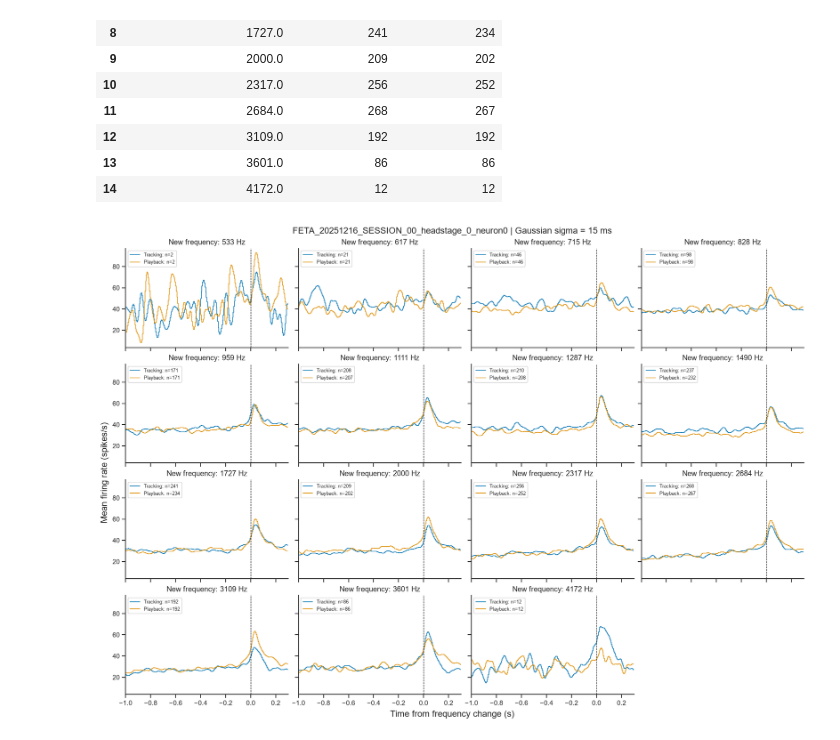
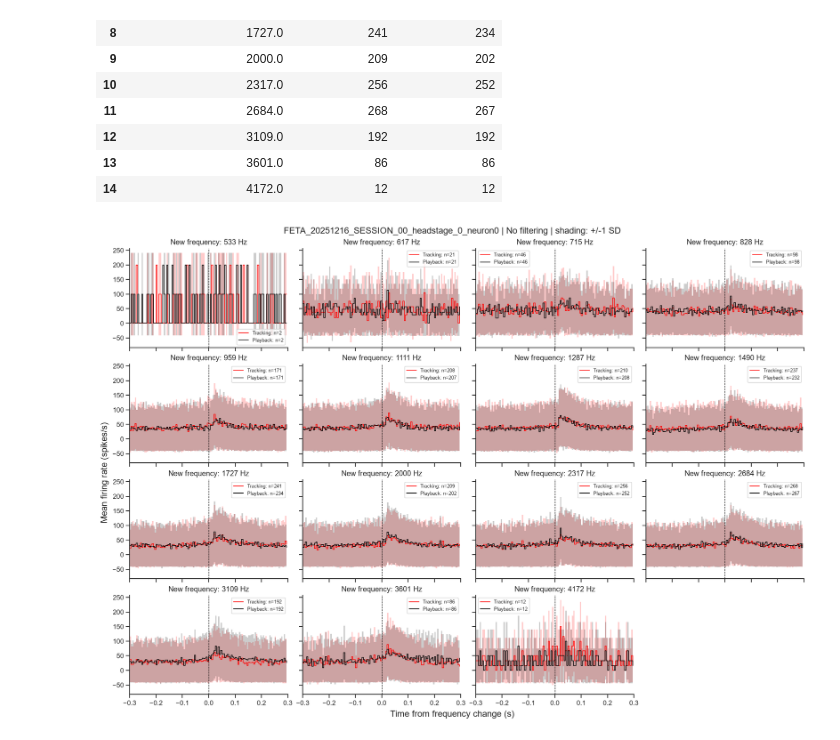
Before and after one commit to felicielevinton/etheremin_project, a Jupyter notebook: notebooks/explore_data.ipynb, the cells around one changed output. Cells and saved outputs as stored; diff of their text form; code cells hidden in the pictures.

```diff
--- a/notebooks/explore_data.ipynb
+++ b/notebooks/explore_data.ipynb
@@ -307,22 +315,30 @@ import matplotlib.pyplot as plt
 tracking_mean_hz = tracking_responses.mean(axis=0) / dt if len(tracking_responses) else None
 playback_mean_hz = playback_responses.mean(axis=0) / dt if len(playback_responses) else None
 
+# Shading shows mean +/- 1 sample SD across events.
 fig, ax = plt.subplots(figsize=(10, 3))
-for label, responses, mean_hz in [
-    ("Tracking", tracking_responses, tracking_mean_hz),
-    ("Playback", playback_responses, playback_mean_hz),
+for label, responses, mean_hz, color in [
+    ("Tracking", tracking_responses, tracking_mean_hz, "red"),
+    ("Playback", playback_responses, playback_mean_hz, "black"),
 ]:
     if mean_hz is None:
         print(f"{label}: no events with a complete window.")
         continue
-    ax.step(event_time_s, mean_hz, where="post", linewidth=1,
-            label=f"{label} ({len(responses)} events)")
+    line, = ax.step(event_time_s, mean_hz, where="post", linewidth=1, color=color,
+                    label=f"{label} ({len(responses)} events)")
+    # Sample SD across events at each time bin, in spikes/s.
+    if len(responses) > 1:
+        sd_hz = responses.std(axis=0, ddof=1) / dt
+        ax.fill_between(
+            event_time_s, mean_hz - sd_hz, mean_hz + sd_hz,
+            step="post", color=line.get_color(), alpha=0.2, linewidth=0,
+        )
 
 ax.axvline(0, color="black", linestyle="--", linewidth=1)
 ax.set(
     xlabel="Time from frequency change (s)",
     ylabel="Mean firing rate (spikes/s)",
-    title=f"{neuron_ids[session][unit]} | Gaussian sigma = {sigma_bins * dt * 1000:g} ms",
+    title=f"{neuron_ids[session][unit]} | {smoothing_label} | shading: +/-1 SD",
     xlim=(-before_bins * dt, after_bins * dt),
 )
 if tracking_mean_hz is not None or playback_mean_hz is not None:
@@ -397,35 +415,43 @@ ncols = min(4, len(new_frequencies))
 nrows = int(np.ceil(len(new_frequencies) / ncols))
 fig, axes = plt.subplots(
     nrows, ncols, figsize=(4 * ncols, 2.8 * nrows),
     sharex=True, sharey=True, squeeze=False, layout="constrained",
 )
 
 for ax, frequency in zip(axes.flat, new_frequencies):
     for condition, label, color in [
-        ("tracking", "Tracking", "C0"),
-        ("playback", "Playback", "C1"),
+        ("tracking", "Tracking", "red"),
+        ("playback", "Playback", "black"),
     ]:
         responses = responses_by_frequency[frequency][condition]
         if len(responses) == 0:
             continue
+        mean_hz = responses.mean(axis=0) / dt
         ax.step(
-            event_time_s, responses.mean(axis=0) / dt,
+            event_time_s, mean_hz,
             where="post", linewidth=1, color=color,
             label=f"{label}: n={len(responses)}",
         )
+        # Sample SD across events at each time bin, in spikes/s.
+        if len(responses) > 1:
+            sd_hz = responses.std(axis=0, ddof=1) / dt
+            ax.fill_between(
+                event_time_s, mean_hz - sd_hz, mean_hz + sd_hz,
+                step="post", color=color, alpha=0.2, linewidth=0,
+            )
     ax.axvline(0, color="black", linestyle="--", linewidth=0.8)
     ax.set_title(f"New frequency: {frequency:g} Hz")
     ax.set_xlim(-before_bins * dt, after_bins * dt)
     ax.legend(fontsize=8)
 
 for ax in list(axes.flat)[len(new_frequencies):]:
     ax.set_visible(False)
 
 fig.supxlabel("Time from frequency change (s)")
 fig.supylabel("Mean firing rate (spikes/s)")
 fig.suptitle(
-    f"{neuron_ids[session][unit]} | Gaussian sigma = {sigma_bins * dt * 1000:g} ms"
+    f"{neuron_ids[session][unit]} | {smoothing_label} | shading: +/-1 SD"
 )
 plt.show()
 # %% [output]
-[figure, old version]
+[figure, new version]
```
Also changed, not shown: parts of 12 cells of this notebook, 1 other file.
